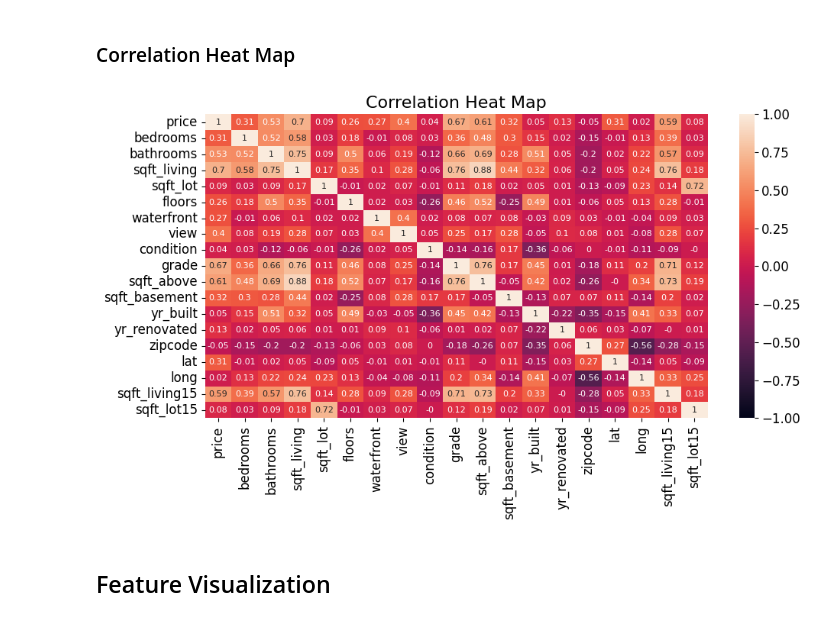
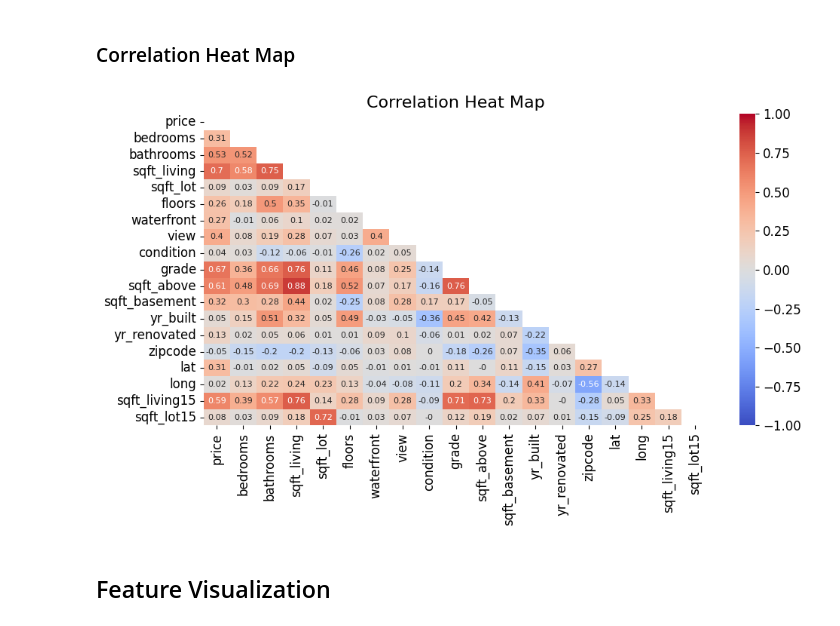
Before and after one commit to simonroebers/House_Sale_Prices, a Jupyter notebook: 1_EDA.ipynb, the cells around one changed output. Cells and saved outputs as stored; diff of their text form; code cells hidden in the pictures.

Commit message:
Updated Heatmap

```diff
--- a/1_EDA.ipynb
+++ b/1_EDA.ipynb
@@ -16,7 +16,7 @@ import datetime # for handling dates
 from collections import Counter # count values
 
 # data source: https://www.kaggle.com/datasets/harlfoxem/housesalesprediction
-df = pd.read_csv('/home/simon/Python_Regression_Prediction/kc_house_data.csv')
+df = pd.read_csv('/home/simon/Predict_House_Prices/kc_house_data.csv')
 df.head(5)
 # %% [output]
 |  | id | date | price | bedrooms | bathrooms | sqft_living | sqft_lot | floors | waterfront | view | ... |
@@ -103,18 +103,20 @@ df.describe()
 # %%
 correlations = df.loc[:, ~df.columns.isin(['id','date'])].corr().round(2)
 
 plt.figure(figsize=(10, 6))
 plt.title('Correlation Heat Map', fontsize=16)
 plt.tick_params(axis='both', which='major', labelsize=12)
 
-ax = sns.heatmap(correlations, annot=True, annot_kws={"fontsize":8}, vmin=-1, vmax=1)
+mask = np.triu(np.ones_like(correlations, dtype=bool))
+ax = sns.heatmap(correlations, cmap='coolwarm', annot=True, annot_kws={"fontsize":8}, vmin=-1, vmax=1,
+    mask=mask)
 cax = ax.figure.axes[-1]
 cax.tick_params(labelsize=12)
 
 plt.tight_layout()
 plt.show()
 # %% [output]
-[figure, old version]
+[figure, new version]
 # %% [markdown]
 ## Feature Visualization
 # %% [markdown]
```
Also changed, not shown: parts of 3 cells of this notebook.
